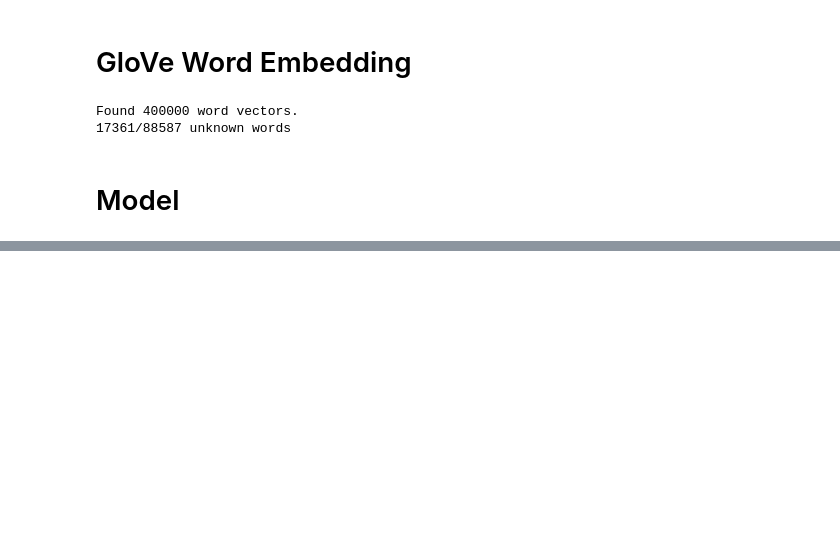
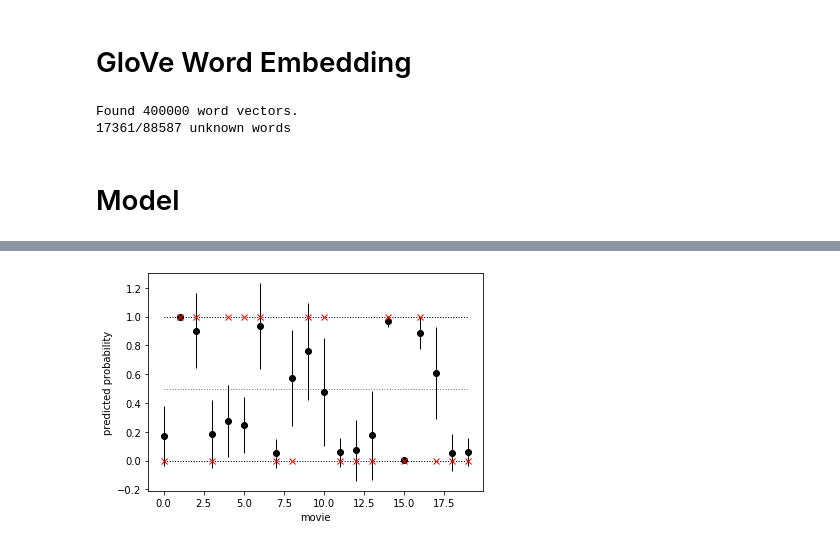
Before and after one commit to tom-schoener/ml-probability, a Jupyter notebook: tfp_word_embeddings/bnn/bayes_by_backprop.ipynb, the cells around one changed output, grey strips where cells are left out. Saved outputs shown, nothing was run; the diff lists cells and outputs as text; code cells hidden in the pictures; blank space fills up the shorter version.

```diff
--- a/tfp_word_embeddings/bnn/bayes_by_backprop.ipynb
+++ b/tfp_word_embeddings/bnn/bayes_by_backprop.ipynb
@@ -61,5 +58,5 @@ EMBEDDING_DIM = 50
 # %%
 imdb = cm.load_imdb()
 (x_train, y_train), (x_test, y_test) = imdb
-
-x_train, y_train, x_test, y_test = (x_train, y_train, x_test, y_test)
+y_train_categorical = tfk.utils.to_categorical(y_train, 2)
+y_test_categorical = tfk.utils.to_categorical(y_test, 2)
@@ -79,7 +78,10 @@ n_hidden = [32, 32]
 batch_size = 128
 
 # training epochs
-epochs = 3
+epochs = 20
+
+# validation split
+validation_split = 0.05
 # %% [markdown]
 # GloVe Word Embedding
 # %%
@@ -380 +199,31 @@ ValueError: in converted code:
+# %%
+def plot_confidence(means, stddevs, true_ys):
+    x = np.arange(0, len(means), 1)
+    y = means
+    yerr = np.array(stddevs) * 2
+
+    fig, ax = plt.subplots()
+    plt.xlabel("movie")
+    plt.ylabel("predicted probability")
+
+    ax.hlines(y=[0, 0.5, 1], xmin=0, xmax=len(x) - 1, linewidth=1, linestyle=":", color=["black", "gray", "black"])
+    ax.errorbar(x, y, yerr=yerr, fmt="o", elinewidth=1, color="black")
+    ax.errorbar(x, true_ys, fmt="x", color="r")
+    plt.show()
+
+
+n = 20
+samples = 75
+y_pred = []
+for i in range(samples):
+    prediction = model.predict(x_test_padded[:n])
+    y_pred += [prediction[:, 1]]
+
+
+y_pred = np.array(y_pred)
+means = [np.mean(y_pred[:, i]) for i in range(n)]
+stddevs = [np.std(y_pred[:, i]) for i in range(n)]
+plot_confidence(means, stddevs, y_test[:n])
+# %% [output]
+[figure, added]
 # %%
```
Also changed, not shown: parts of 11 cells of this notebook, 2 other files.
